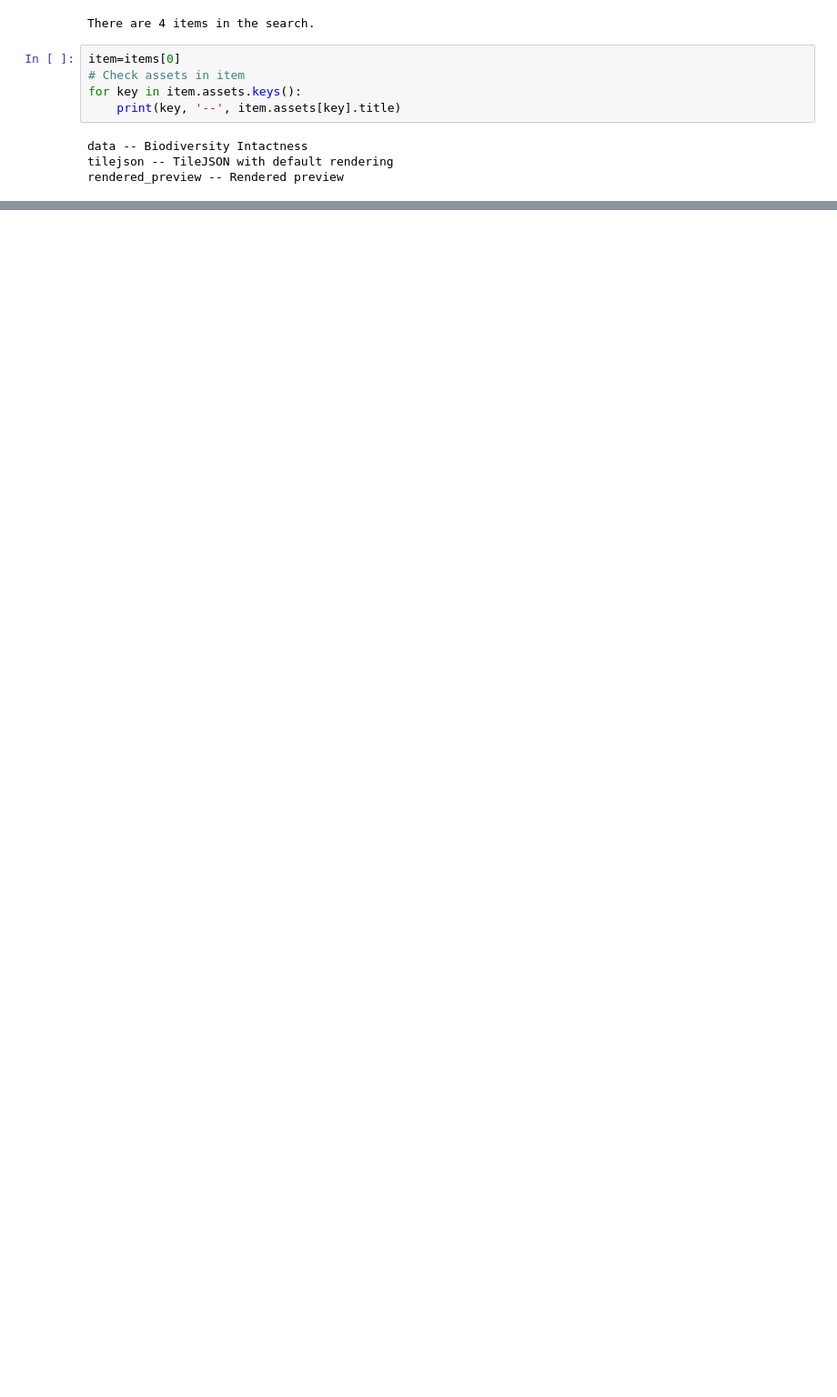
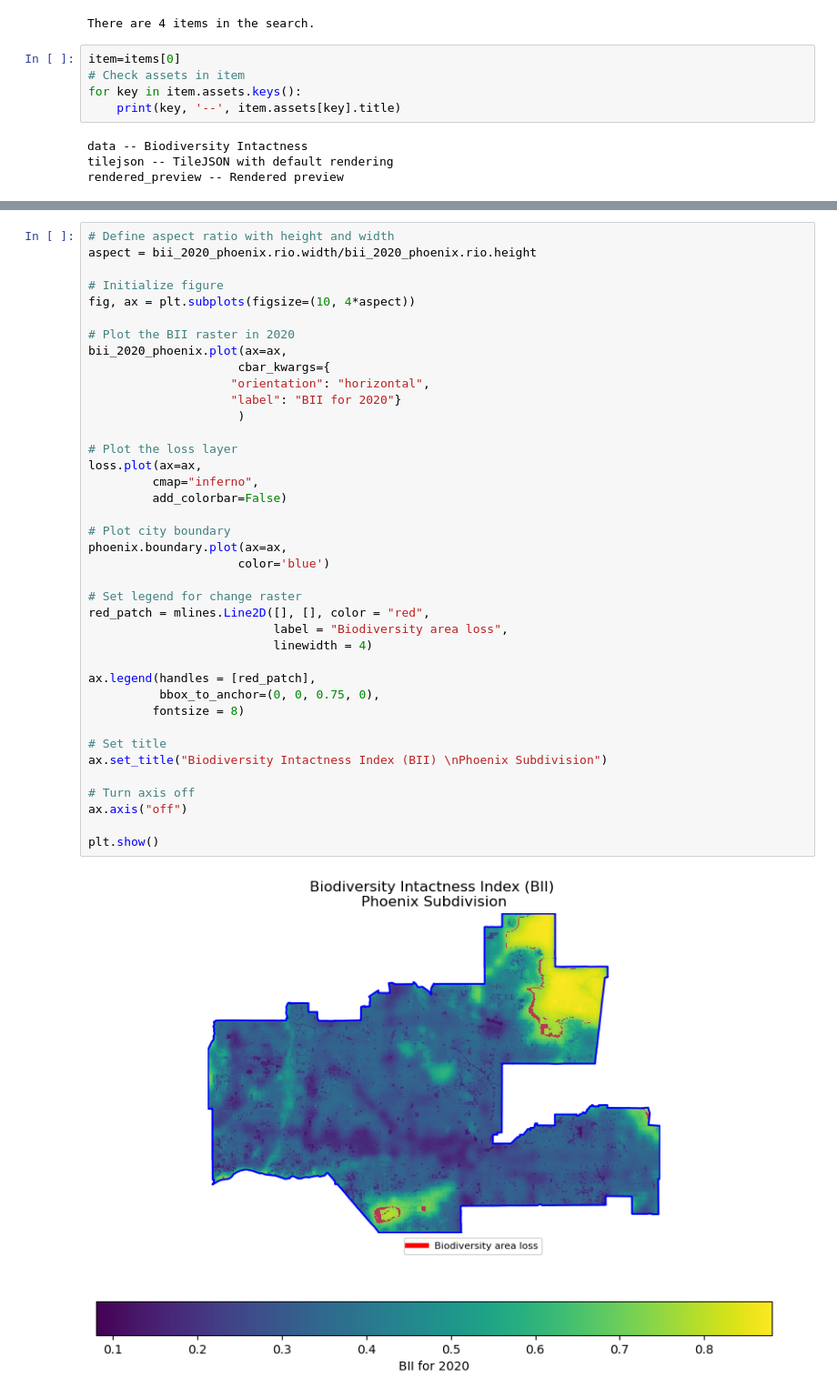
Before and after one commit to ZoeZhouJ/urban-bii-analysis, a Jupyter notebook: biodiveristy.ipynb, the cells around one changed output, grey strips where cells are left out. Shown at 91% size. Saved outputs shown, nothing was run; the diff lists cells and outputs as text; blank space fills up the shorter version.

```diff
--- a/biodiveristy.ipynb
+++ b/biodiveristy.ipynb
@@ -162,0 +318,41 @@ Looks like
+# %%
+# Define aspect ratio with height and width
+aspect = bii_2020_phoenix.rio.width/bii_2020_phoenix.rio.height
+
+# Initialize figure
+fig, ax = plt.subplots(figsize=(10, 4*aspect))
+
+# Plot the BII raster in 2020
+bii_2020_phoenix.plot(ax=ax,
+                     cbar_kwargs={
+                    "orientation": "horizontal",
+                    "label": "BII for 2020"}
+                     )
+
+# Plot the loss layer
+loss.plot(ax=ax,
+         cmap="inferno",
+         add_colorbar=False)
+
+# Plot city boundary
+phoenix.boundary.plot(ax=ax,
+                     color='blue')
+
+# Set legend for change raster
+red_patch = mlines.Line2D([], [], color = "red",
+                          label = "Biodiversity area loss",
+                          linewidth = 4)
+
+ax.legend(handles = [red_patch],
+          bbox_to_anchor=(0, 0, 0.75, 0),
+         fontsize = 8)
+
+# Set title
+ax.set_title("Biodiversity Intactness Index (BII) \nPhoenix Subdivision")
+
+# Turn axis off
+ax.axis("off")
+
+plt.show()
+# %% [output]
+[figure, added]
```
Also changed, not shown: parts of 23 cells of this notebook, 1 other file.
